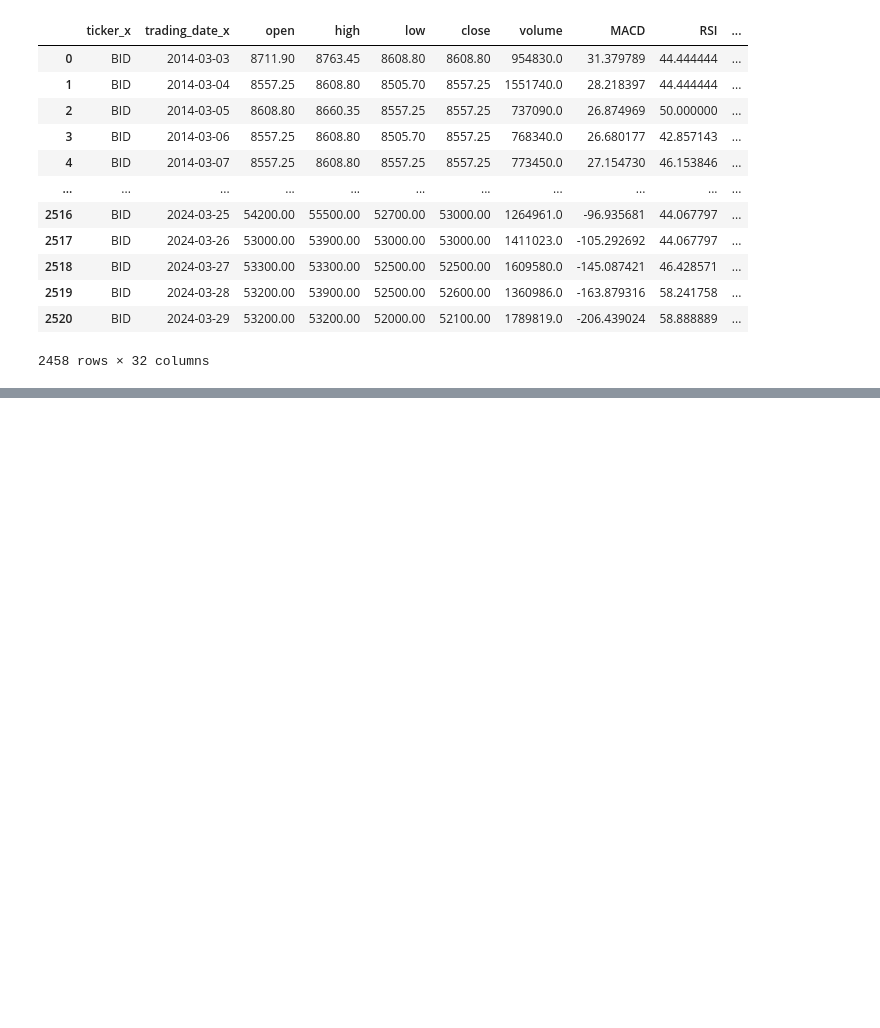
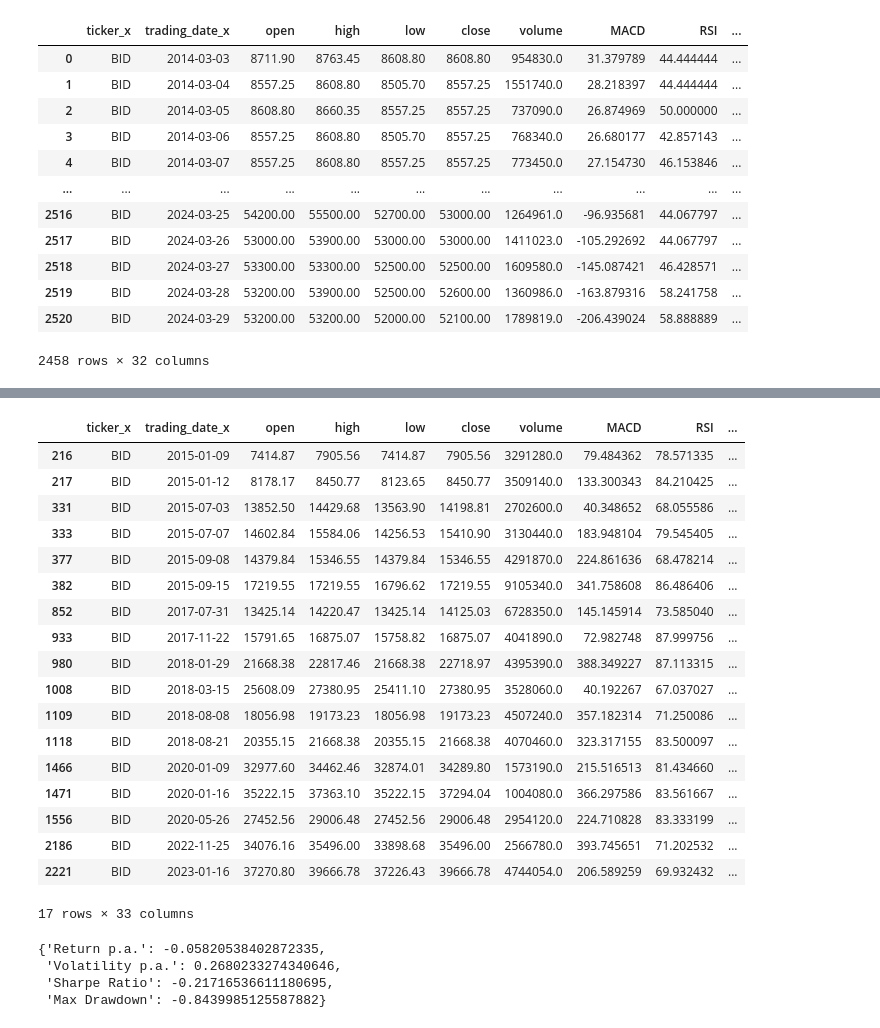
Before and after one commit to NhiNguyenEng/STOCK-MOVEMENT-PREDICTION-USING-MACHINE-LEARNING-BASED-ON-TECHNICAL-INDICATORS, a Jupyter notebook: models/rf.ipynb, the cells around one changed output, grey strips where cells are left out. Saved outputs shown, nothing was run; the diff lists cells and outputs as text; code cells hidden in the pictures; blank space fills up the shorter version.

```diff
--- a/models/rf.ipynb
+++ b/models/rf.ipynb
@@ -209,0 +231,48 @@ weighted avg       0.87      0.88      0.88       492
+# %%
+data[data['Y_predict']==1]
+# %% [output]
+|  | ticker_x | trading_date_x | open | high | low | close | volume | MACD | RSI | ... |
+| 216 | BID | 2015-01-09 | 7414.87 | 7905.56 | 7414.87 | 7905.56 | 3291280.0 | 79.484362 | 78.571335 | ... |
+| 217 | BID | 2015-01-12 | 8178.17 | 8450.77 | 8123.65 | 8450.77 | 3509140.0 | 133.300343 | 84.210425 | ... |
+| 331 | BID | 2015-07-03 | 13852.50 | 14429.68 | 13563.90 | 14198.81 | 2702600.0 | 40.348652 | 68.055586 | ... |
+| 333 | BID | 2015-07-07 | 14602.84 | 15584.06 | 14256.53 | 15410.90 | 3130440.0 | 183.948104 | 79.545405 | ... |
+| 377 | BID | 2015-09-08 | 14379.84 | 15346.55 | 14379.84 | 15346.55 | 4291870.0 | 224.861636 | 68.478214 | ... |
+| 382 | BID | 2015-09-15 | 17219.55 | 17219.55 | 16796.62 | 17219.55 | 9105340.0 | 341.758608 | 86.486406 | ... |
+| 852 | BID | 2017-07-31 | 13425.14 | 14220.47 | 13425.14 | 14125.03 | 6728350.0 | 145.145914 | 73.585040 | ... |
+| 933 | BID | 2017-11-22 | 15791.65 | 16875.07 | 15758.82 | 16875.07 | 4041890.0 | 72.982748 | 87.999756 | ... |
+| 980 | BID | 2018-01-29 | 21668.38 | 22817.46 | 21668.38 | 22718.97 | 4395390.0 | 388.349227 | 87.113315 | ... |
+| 1008 | BID | 2018-03-15 | 25608.09 | 27380.95 | 25411.10 | 27380.95 | 3528060.0 | 40.192267 | 67.037027 | ... |
+| 1109 | BID | 2018-08-08 | 18056.98 | 19173.23 | 18056.98 | 19173.23 | 4507240.0 | 357.182314 | 71.250086 | ... |
+| 1118 | BID | 2018-08-21 | 20355.15 | 21668.38 | 20355.15 | 21668.38 | 4070460.0 | 323.317155 | 83.500097 | ... |
+| 1466 | BID | 2020-01-09 | 32977.60 | 34462.46 | 32874.01 | 34289.80 | 1573190.0 | 215.516513 | 81.434660 | ... |
+| 1471 | BID | 2020-01-16 | 35222.15 | 37363.10 | 35222.15 | 37294.04 | 1004080.0 | 366.297586 | 83.561667 | ... |
+| 1556 | BID | 2020-05-26 | 27452.56 | 29006.48 | 27452.56 | 29006.48 | 2954120.0 | 224.710828 | 83.333199 | ... |
+| 2186 | BID | 2022-11-25 | 34076.16 | 35496.00 | 33898.68 | 35496.00 | 2566780.0 | 393.745651 | 71.202532 | ... |
+| 2221 | BID | 2023-01-16 | 37270.80 | 39666.78 | 37226.43 | 39666.78 | 4744054.0 | 206.589259 | 69.932432 | ... |
+17 rows × 33 columns
+# %%
+def calculate_performance(data: pd.DataFrame):
+    returns = data['close'].pct_change()
+    signals = data['Y_predict'].shift(1)
+    strategy_returns = signals * returns
+
+    mean_return = strategy_returns.mean() * 252  # Annualized return
+    volatility = strategy_returns.std() * np.sqrt(252)  # Annualized volatility
+    sharpe_ratio = mean_return / volatility
+    max_drawdown = (strategy_returns.cumsum() - strategy_returns.cumsum().cummax()).min()
+
+
+    return {
+        'Return p.a.': mean_return,
+        'Volatility p.a.': volatility,
+        'Sharpe Ratio': sharpe_ratio,
+        'Max Drawdown': max_drawdown,
+    }
+
+performance_metrics = calculate_performance(data)
+performance_metrics
+# %% [output]
+{'Return p.a.': -0.05820538402872335,
+ 'Volatility p.a.': 0.2680233274340646,
+ 'Sharpe Ratio': -0.21716536611180695,
+ 'Max Drawdown': -0.8439985125587882}
```
Also changed, not shown: parts of 1 cell of this notebook, 14 other files.
